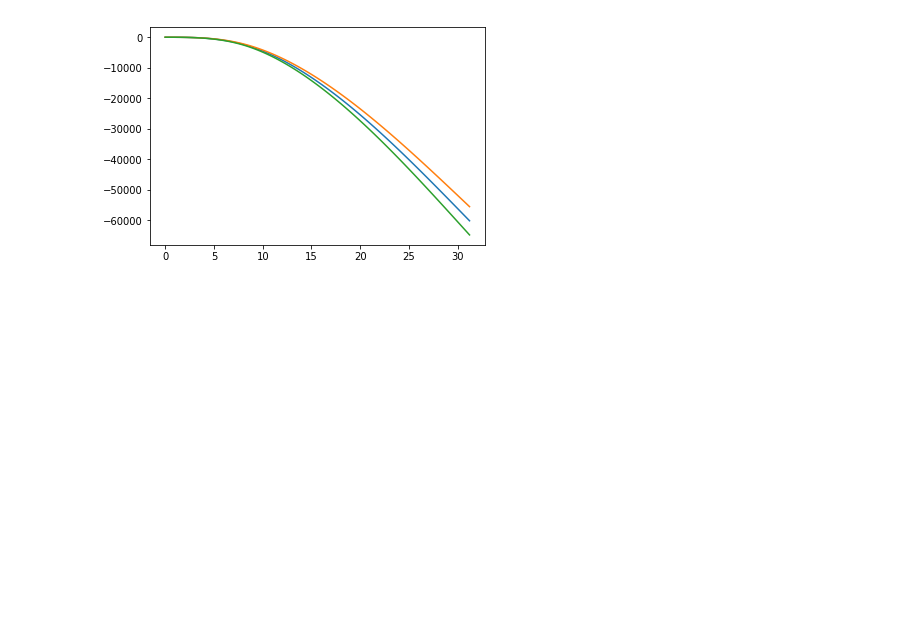
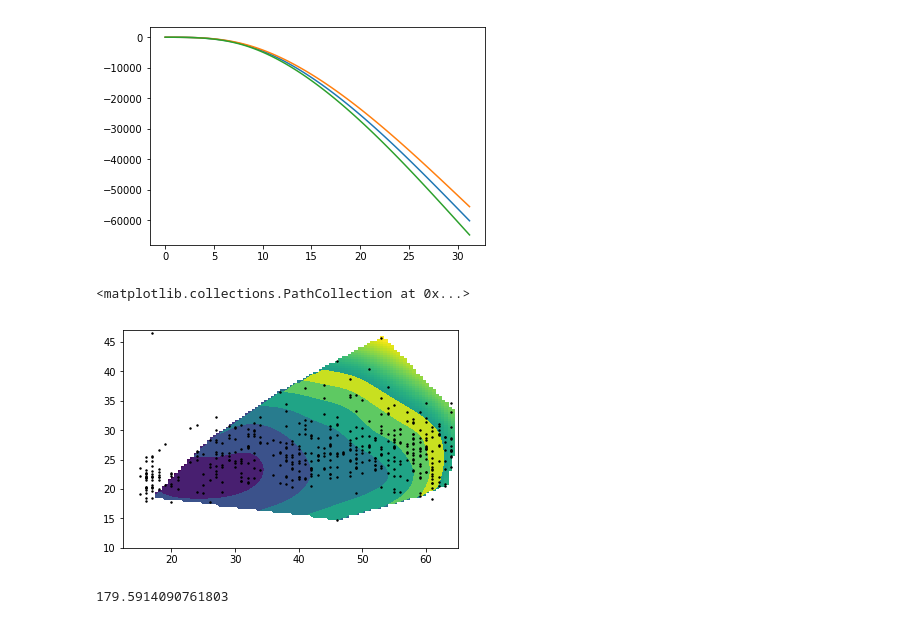
Before and after one commit to empathy87/The-Elements-of-Statistical-Learning-Python-Notebooks, a Jupyter notebook: examples/South African Heart Disease.ipynb, the cells around one changed output. Cells and saved outputs as stored; diff of their text form; code cells hidden in the pictures; blank space fills up the shorter version.

```diff
--- a/examples/South African Heart Disease.ipynb
+++ b/examples/South African Heart Disease.ipynb
@@ -199,0 +210,26 @@ plt.plot(X_p, X_p_ @ th[p] - _2sigma)
+# %%
+df1 = df[df.chd == 1]
+# %%
+x, y, z = df.age.values, df.obesity, df.sbp
+hull = ConvexHull(np.hstack((df1.age.values.reshape(df1.age.values.shape[0], 1), df1.obesity.values.reshape(df1.obesity.values.shape[0], 1))))
+# %%
+sbs = SmoothBivariateSpline(x, y, z, s=10000000)
+rbf = Rbf(x, y, z, smooth=80)
+# %%
+xi, yi = np.meshgrid(np.linspace(15, 65, 100), np.linspace(10, 47, 100))
+zi = rbf(xi, yi)
+for i in range(xi.shape[0]):
+    for j in range(xi.shape[1]):
+        if not point_in_hull([xi[i, j], yi[i, j]], hull):
+            zi[i, j] = None
+# %%
+c = plt.pcolormesh(xi, yi, zi)
+plt.contourf(xi, yi, zi, levels=[125, 130, 135, 140, 145, 150, 155])
+plt.scatter(df.age.values, df.obesity.values, s=2, c='black')
+# %% [output]
+<matplotlib.collections.PathCollection at 0x...>
+[figure, added]
+# %%
+zi[50, 50]
+# %% [output]
+179.5914090761803
```
Also changed, not shown: parts of 7 cells of this notebook, 1 other file.
